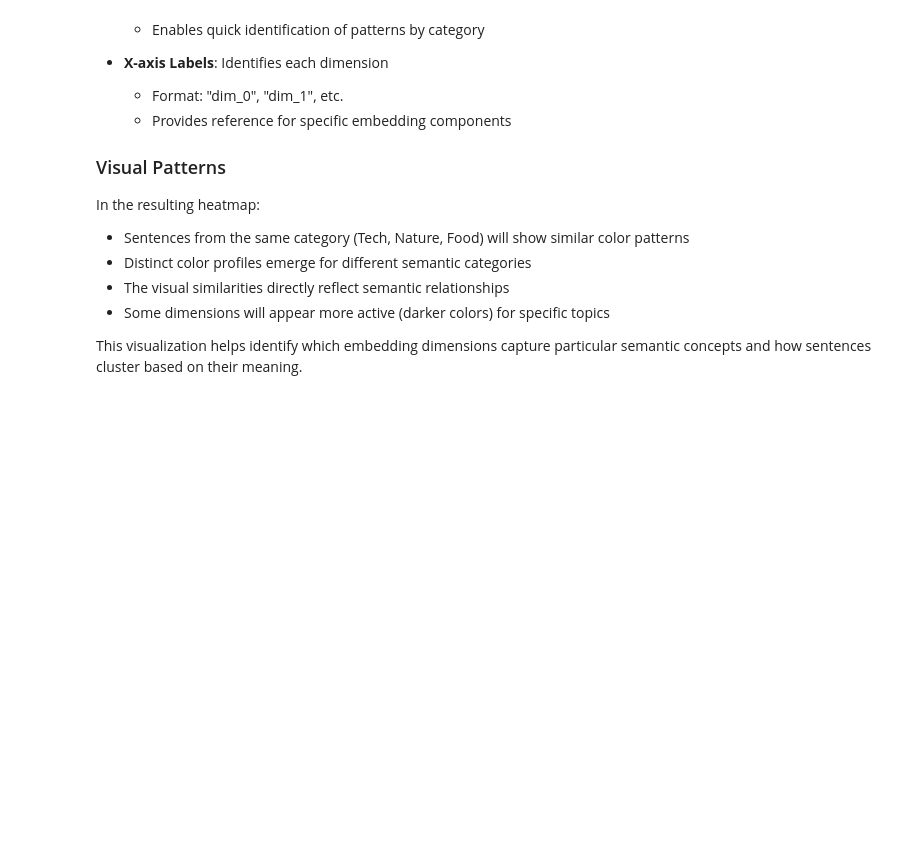
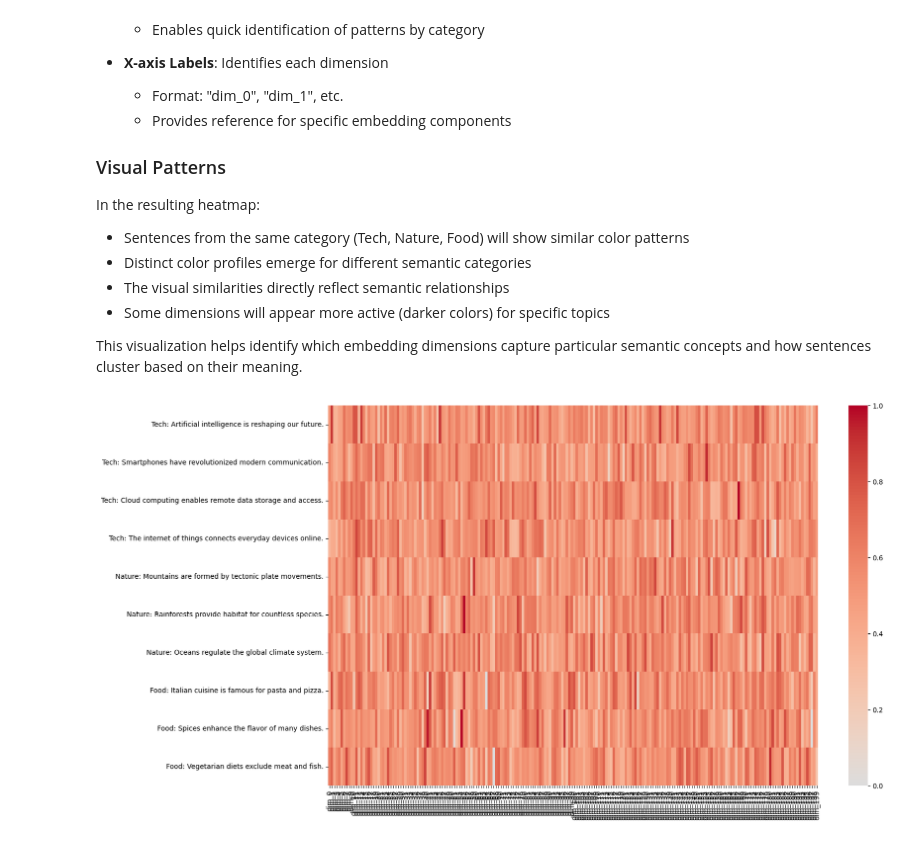
Before and after one commit to nickdelgiudice/GenAIEngineering-Cohort1, a Jupyter notebook: Week2/Day_2/3_transformer_search.ipynb, the cells around one changed output. Saved outputs shown, nothing was run; the diff lists cells and outputs as text; code cells hidden in the pictures; blank space fills up the shorter version.

```diff
--- a/Week2/Day_2/3_transformer_search.ipynb
+++ b/Week2/Day_2/3_transformer_search.ipynb
@@ -265,20 +311,22 @@ In the resulting heatmap:
 
 This visualization helps identify which embedding dimensions capture particular semantic concepts and how sentences cluster based on their meaning.
 # %%
-dimensions=100
+dimensions=200
 embedding_subset = embeddings[:, :dimensions]
 min_val = np.min(embedding_subset)
 max_val = np.max(embedding_subset)
 normalized_embeddings = (embedding_subset - min_val) / (max_val - min_val)
 
-heatmap_embeddings = embedding_subset
-# heatmap_embeddings = normalized_embeddings
+# heatmap_embeddings = embedding_subset
+heatmap_embeddings = normalized_embeddings
 
 plt.figure(figsize=(16, 10))
 ax = sns.heatmap(
     normalized_embeddings,
     cmap="coolwarm",
     center=0,
     yticklabels=[f"{label}: {sent}" for label, sent in zip(labels, sentences)],
     xticklabels=[f"dim_{i}" for i in range(len(normalized_embeddings[0]))]  # Label each dimension
 )
+# %% [output]
+[figure, added]
```
Also changed, not shown: parts of 3 cells of this notebook, 7 other files.
